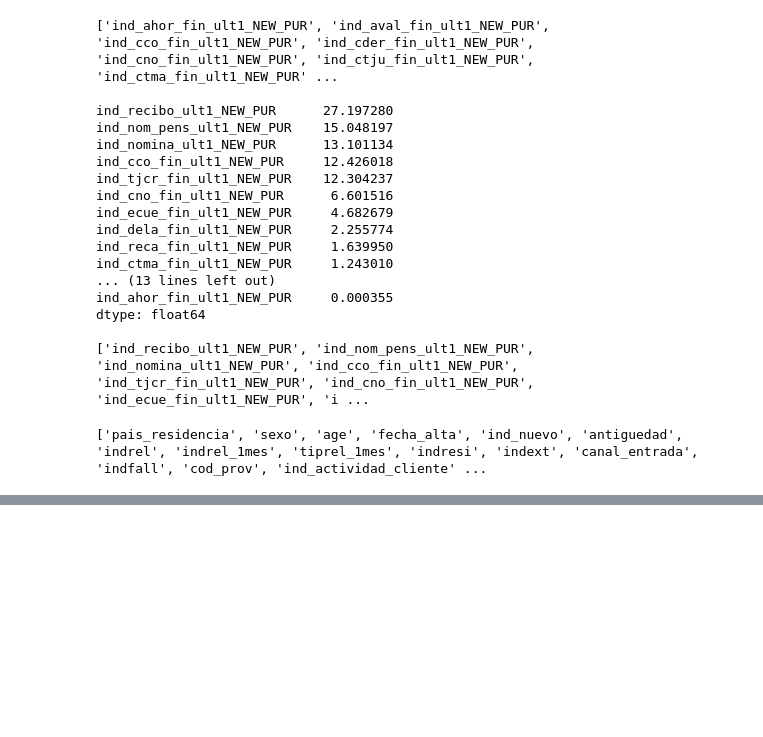
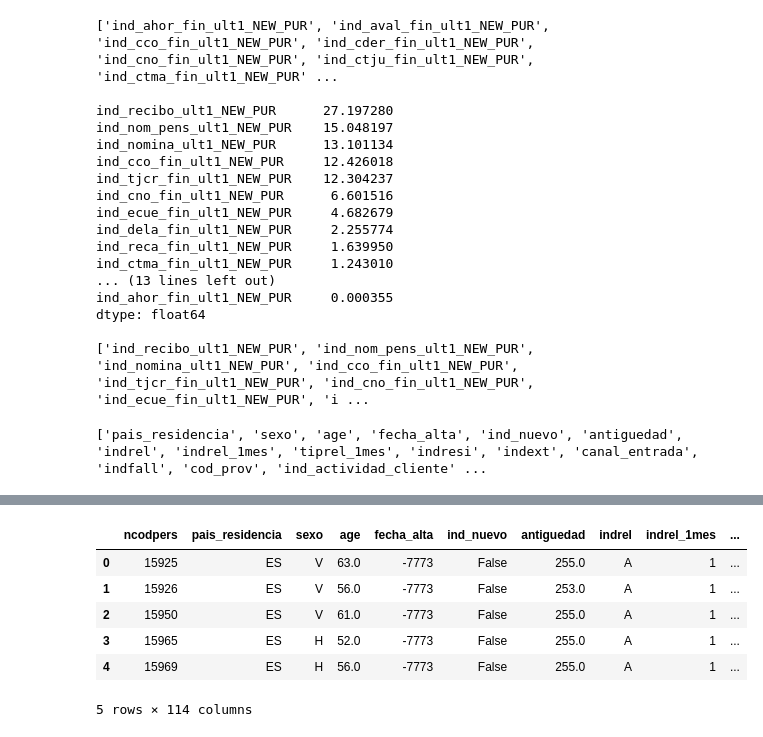
Before and after one commit to nguyentrunghai/Kaggle_projects, a Jupyter notebook: Santander_Product_Recomendation/feature_extraction.ipynb, the cells around one changed output, grey strips where cells are left out. Saved outputs shown, nothing was run; the diff lists cells and outputs as text; code cells hidden in the pictures; blank space fills up the shorter version.

```diff
--- a/Santander_Product_Recomendation/feature_extraction.ipynb
+++ b/Santander_Product_Recomendation/feature_extraction.ipynb
@@ -236,0 +337,5 @@ def extract_X_test(train, test, timestamp, timestamp_lags):
+# %%
+timestamp = "2016-04-28"
+timestamp_lags = ["2016-03-28", "2016-02-28", "2016-01-28", "2015-12-28"]
+
+X_2016_04, y_2016_04 = extract_X_y_train(df_train, timestamp, timestamp_lags)
@@ -236,0 +356,10 @@ def extract_X_test(train, test, timestamp, timestamp_lags):
+# %%
+X_2016_04.head()
+# %% [output]
+|  | ncodpers | pais_residencia | sexo | age | fecha_alta | ind_nuevo | antiguedad | indrel | indrel_1mes | ... |
+| 0 | 15925 | ES | V | 63.0 | -7773 | False | 255.0 | A | 1 | ... |
+| 1 | 15926 | ES | V | 56.0 | -7773 | False | 253.0 | A | 1 | ... |
+| 2 | 15950 | ES | V | 61.0 | -7773 | False | 255.0 | A | 1 | ... |
+| 3 | 15965 | ES | H | 52.0 | -7773 | False | 255.0 | A | 1 | ... |
+| 4 | 15969 | ES | H | 56.0 | -7773 | False | 255.0 | A | 1 | ... |
+5 rows × 114 columns
```
Also changed, not shown: parts of 20 cells of this notebook.
